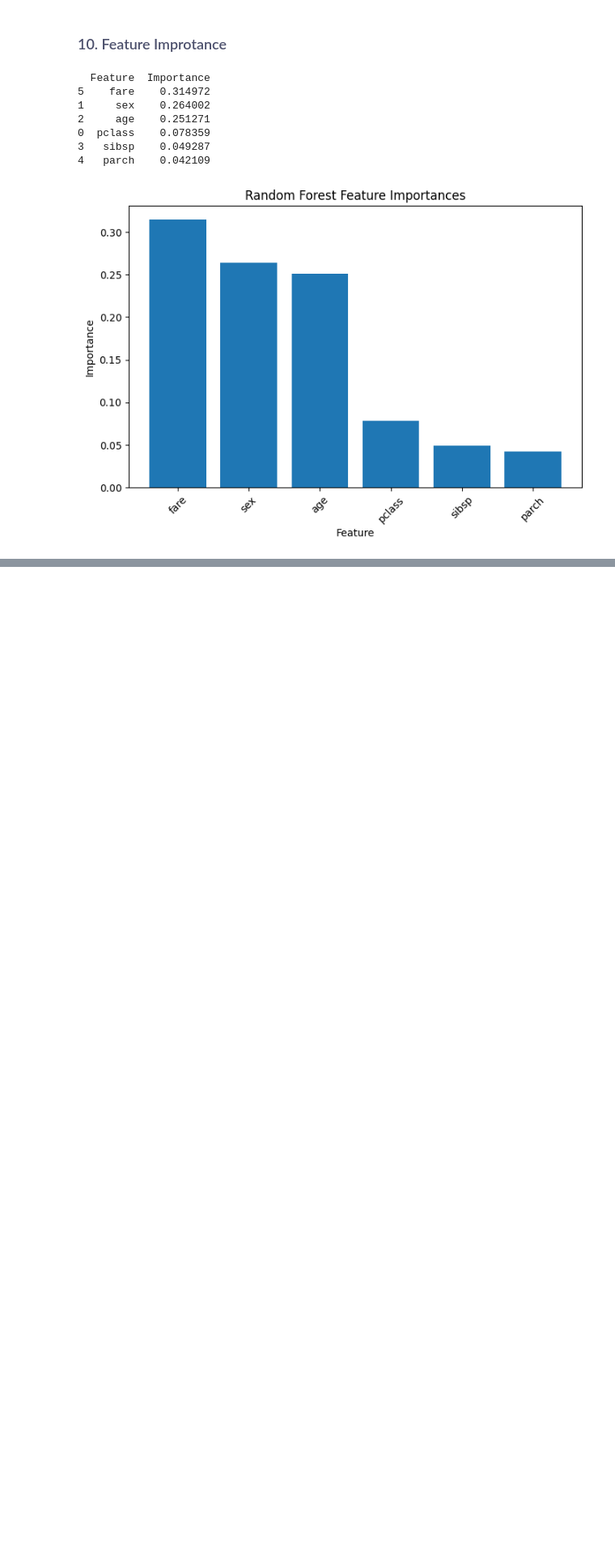
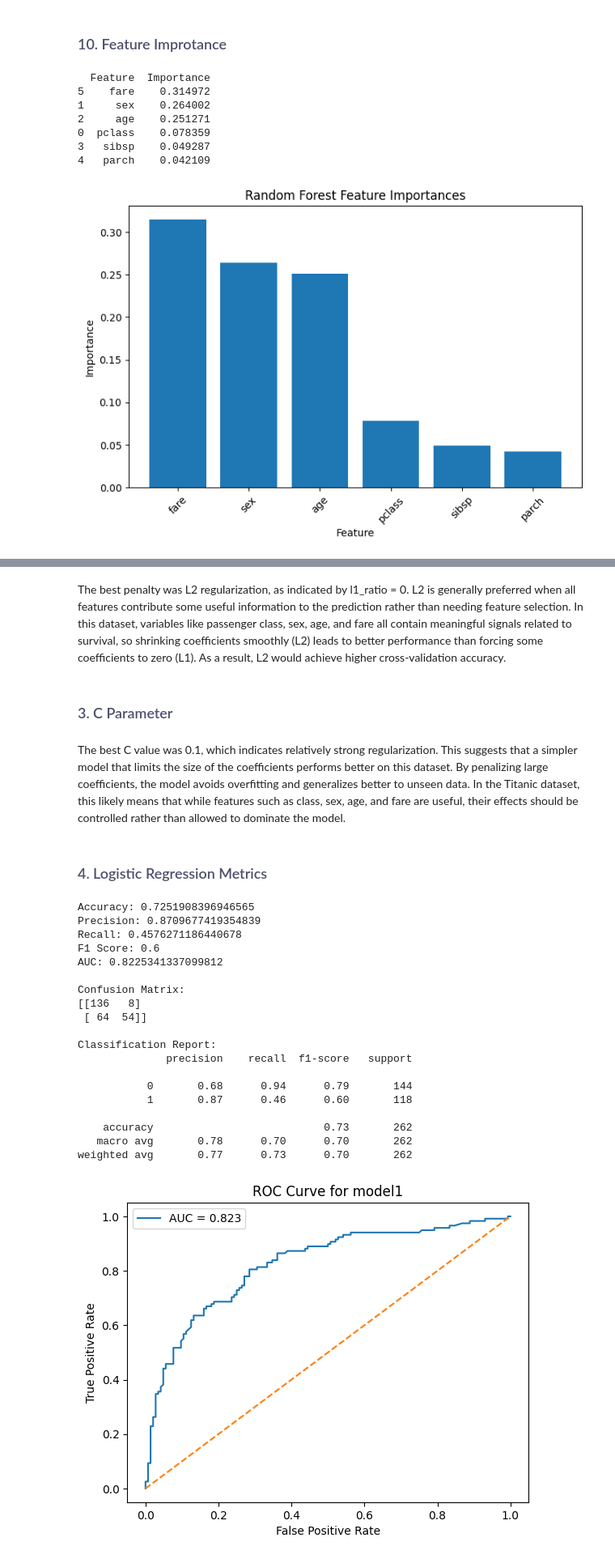
Before and after one commit to Fried-drew/Advanced-Python-Adventures, a Jupyter notebook: Titanic Dataset.ipynb, the cells around one changed output, grey strips where cells are left out. Shown at 81% size. Cells and saved outputs as stored; diff of their text form; code cells hidden in the pictures; blank space fills up the shorter version.

```diff
--- a/Titanic Dataset.ipynb
+++ b/Titanic Dataset.ipynb
@@ -268,0 +302,75 @@ plt.show()
+# %% [markdown]
+The best penalty was L2 regularization, as indicated by l1_ratio = 0. L2 is generally preferred when all features contribute some useful information to the prediction rather than needing feature selection. In this dataset, variables like passenger class, sex, age, and fare all contain meaningful signals related to survival, so shrinking coefficients smoothly (L2) leads to better performance than forcing some coefficients to zero (L1). As a result, L2 would achieve higher cross-validation accuracy.
+# %% [markdown]
+### </span> <span style="color: #4D516D">3. C Parameter</span>
+# %% [markdown]
+The best C value was 0.1, which indicates relatively strong regularization. This suggests that a simpler model that limits the size of the coefficients performs better on this dataset. By penalizing large coefficients, the model avoids overfitting and generalizes better to unseen data. In the Titanic dataset, this likely means that while features such as class, sex, age, and fare are useful, their effects should be controlled rather than allowed to dominate the model.
+# %% [markdown]
+### </span> <span style="color: #4D516D">4. Logistic Regression Metrics</span>
+# %%
+from sklearn.metrics import (
+    accuracy_score,
+    precision_score,
+    recall_score,
+    f1_score,
+    roc_auc_score,
+    roc_curve,
+    confusion_matrix,
+    classification_report
+)
+import matplotlib.pyplot as plt
+
+# Predictions
+y_pred = model1.predict(X_test)
+y_prob = model1.predict_proba(X_test)[:, 1]
+
+# Metrics
+acc = accuracy_score(y_test, y_pred)
+prec = precision_score(y_test, y_pred)
+rec = recall_score(y_test, y_pred)
+f1 = f1_score(y_test, y_pred)
+auc = roc_auc_score(y_test, y_prob)
+
+print("Accuracy:", acc)
+print("Precision:", prec)
+print("Recall:", rec)
+print("F1 Score:", f1)
+print("AUC:", auc)
+
+print("\nConfusion Matrix:")
+print(confusion_matrix(y_test, y_pred))
+
+print("\nClassification Report:")
+print(classification_report(y_test, y_pred))
+
+# ROC Curve
+fpr, tpr, thresholds = roc_curve(y_test, y_prob)
+
+plt.plot(fpr, tpr, label=f"AUC = {auc:.3f}")
+plt.plot([0, 1], [0, 1], linestyle="--")
+plt.xlabel("False Positive Rate")
+plt.ylabel("True Positive Rate")
+plt.title("ROC Curve for model1")
+plt.legend()
+plt.show()
+# %% [output]
+Accuracy: 0.7251908396946565
+Precision: 0.8709677419354839
+Recall: 0.4576271186440678
+F1 Score: 0.6
+AUC: 0.8225341337099812
+
+Confusion Matrix:
+[[136   8]
+ [ 64  54]]
+
+Classification Report:
+              precision    recall  f1-score   support
+
+           0       0.68      0.94      0.79       144
+           1       0.87      0.46      0.60       118
+
+    accuracy                           0.73       262
+   macro avg       0.78      0.70      0.70       262
+weighted avg       0.77      0.73      0.70       262
+[figure, added]
```
Also changed, not shown: parts of 5 cells of this notebook, 1 other file.
